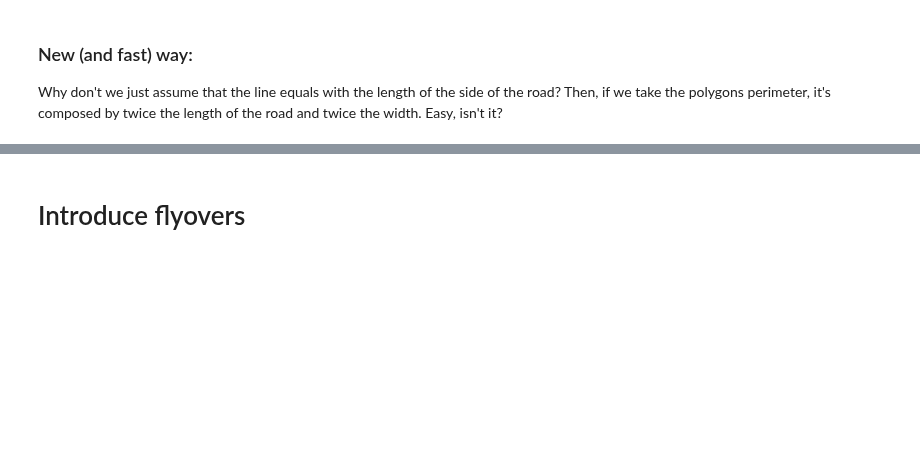
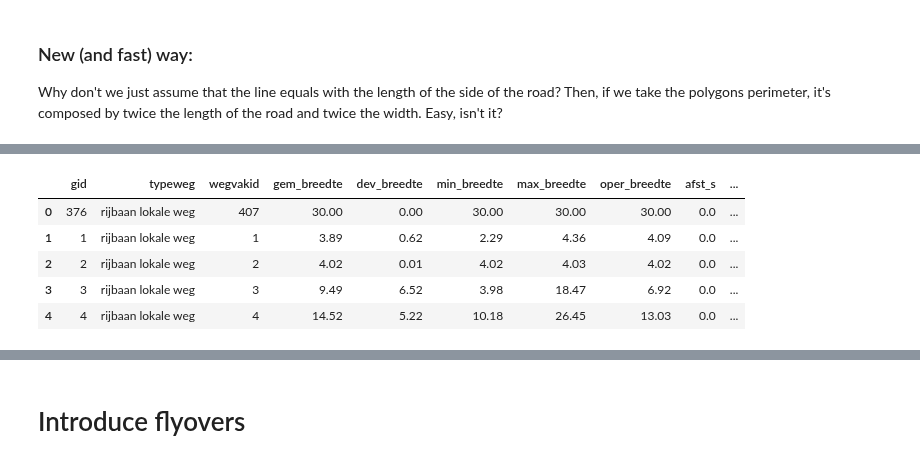
Before and after one commit to tudelft3d/carriageways-creator, a Jupyter notebook: processing.ipynb, the cells around one changed output, grey strips where cells are left out. Cells and saved outputs as stored; diff of their text form; code cells hidden in the pictures; blank space fills up the shorter version.

```diff
--- a/processing.ipynb
+++ b/processing.ipynb
@@ -476,0 +537,11 @@ common_dissolved.reset_index()[['gml_id', 'width', 'geometry']].to_file('output/
+# %%
+roads_with_width = geopandas.read_file('output/osm_roads_with_width.geojson')
+
+roads_with_width.head()
+# %% [output]
+|  | gid | typeweg | wegvakid | gem_breedte | dev_breedte | min_breedte | max_breedte | oper_breedte | afst_s | ... |
+| 0 | 376 | rijbaan lokale weg | 407 | 30.00 | 0.00 | 30.00 | 30.00 | 30.00 | 0.0 | ... |
+| 1 | 1 | rijbaan lokale weg | 1 | 3.89 | 0.62 | 2.29 | 4.36 | 4.09 | 0.0 | ... |
+| 2 | 2 | rijbaan lokale weg | 2 | 4.02 | 0.01 | 4.02 | 4.03 | 4.02 | 0.0 | ... |
+| 3 | 3 | rijbaan lokale weg | 3 | 9.49 | 6.52 | 3.98 | 18.47 | 6.92 | 0.0 | ... |
+| 4 | 4 | rijbaan lokale weg | 4 | 14.52 | 5.22 | 10.18 | 26.45 | 13.03 | 0.0 | ... |
```
Also changed, not shown: parts of 28 cells of this notebook.
